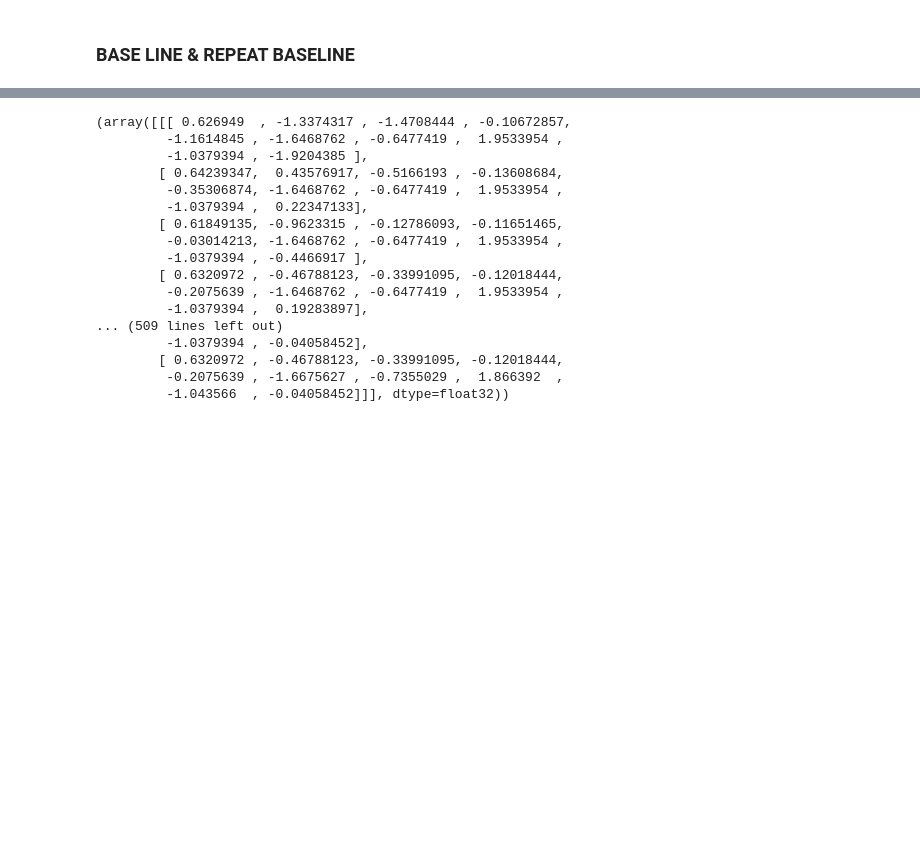
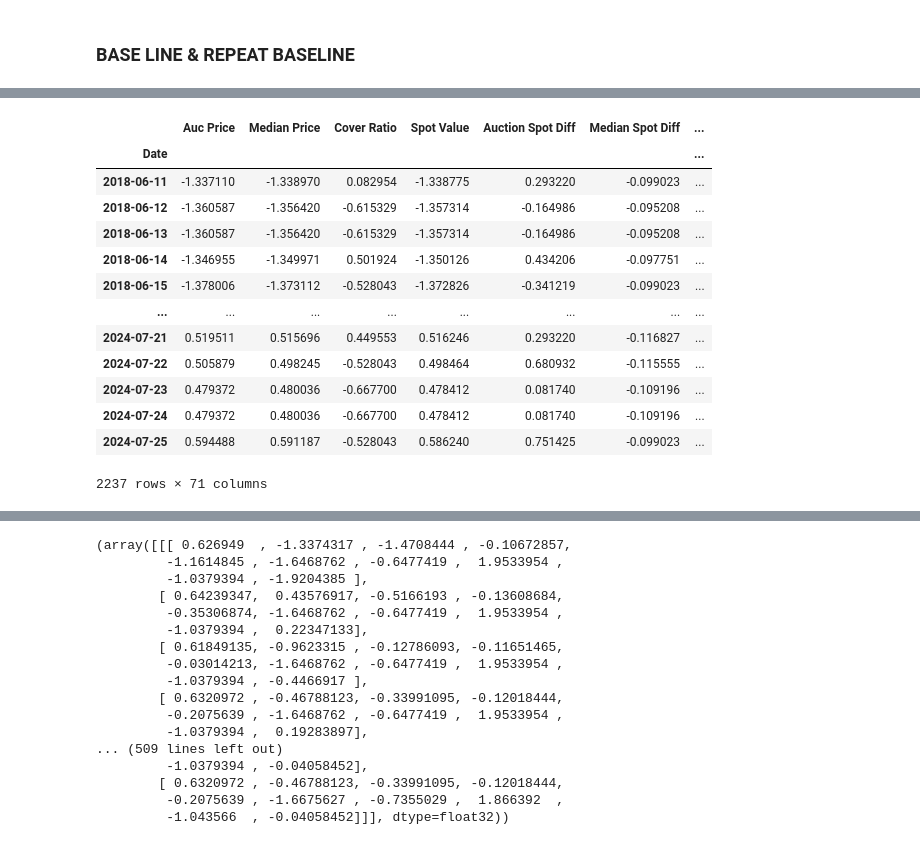
Before and after one commit to wyne1/carbon-market-forecasting, a Jupyter notebook: Multi-step-models.ipynb, the cells around one changed output, grey strips where cells are left out. Drawn from its saved outputs; the diff is of its cells as text; code cells hidden in the pictures; blank space fills up the shorter version.

```diff
--- a/Multi-step-models.ipynb
+++ b/Multi-step-models.ipynb
@@ -372,0 +415,17 @@ multi_window.plot(multi_conv_model)
+# %%
+merged_df.set_index('Date')
+# %% [output]
+|  | Auc Price | Median Price | Cover Ratio | Spot Value | Auction Spot Diff | Median Spot Diff | ... |
+| Date |  |  |  |  |  |  | ... |
+| 2018-06-11 | -1.337110 | -1.338970 | 0.082954 | -1.338775 | 0.293220 | -0.099023 | ... |
+| 2018-06-12 | -1.360587 | -1.356420 | -0.615329 | -1.357314 | -0.164986 | -0.095208 | ... |
+| 2018-06-13 | -1.360587 | -1.356420 | -0.615329 | -1.357314 | -0.164986 | -0.095208 | ... |
+| 2018-06-14 | -1.346955 | -1.349971 | 0.501924 | -1.350126 | 0.434206 | -0.097751 | ... |
+| 2018-06-15 | -1.378006 | -1.373112 | -0.528043 | -1.372826 | -0.341219 | -0.099023 | ... |
+| ... | ... | ... | ... | ... | ... | ... | ... |
+| 2024-07-21 | 0.519511 | 0.515696 | 0.449553 | 0.516246 | 0.293220 | -0.116827 | ... |
+| 2024-07-22 | 0.505879 | 0.498245 | -0.528043 | 0.498464 | 0.680932 | -0.115555 | ... |
+| 2024-07-23 | 0.479372 | 0.480036 | -0.667700 | 0.478412 | 0.081740 | -0.109196 | ... |
+| 2024-07-24 | 0.479372 | 0.480036 | -0.667700 | 0.478412 | 0.081740 | -0.109196 | ... |
+| 2024-07-25 | 0.594488 | 0.591187 | -0.528043 | 0.586240 | 0.751425 | -0.099023 | ... |
+2237 rows × 71 columns
```
Also changed, not shown: parts of 12 cells of this notebook, 2 other files.
